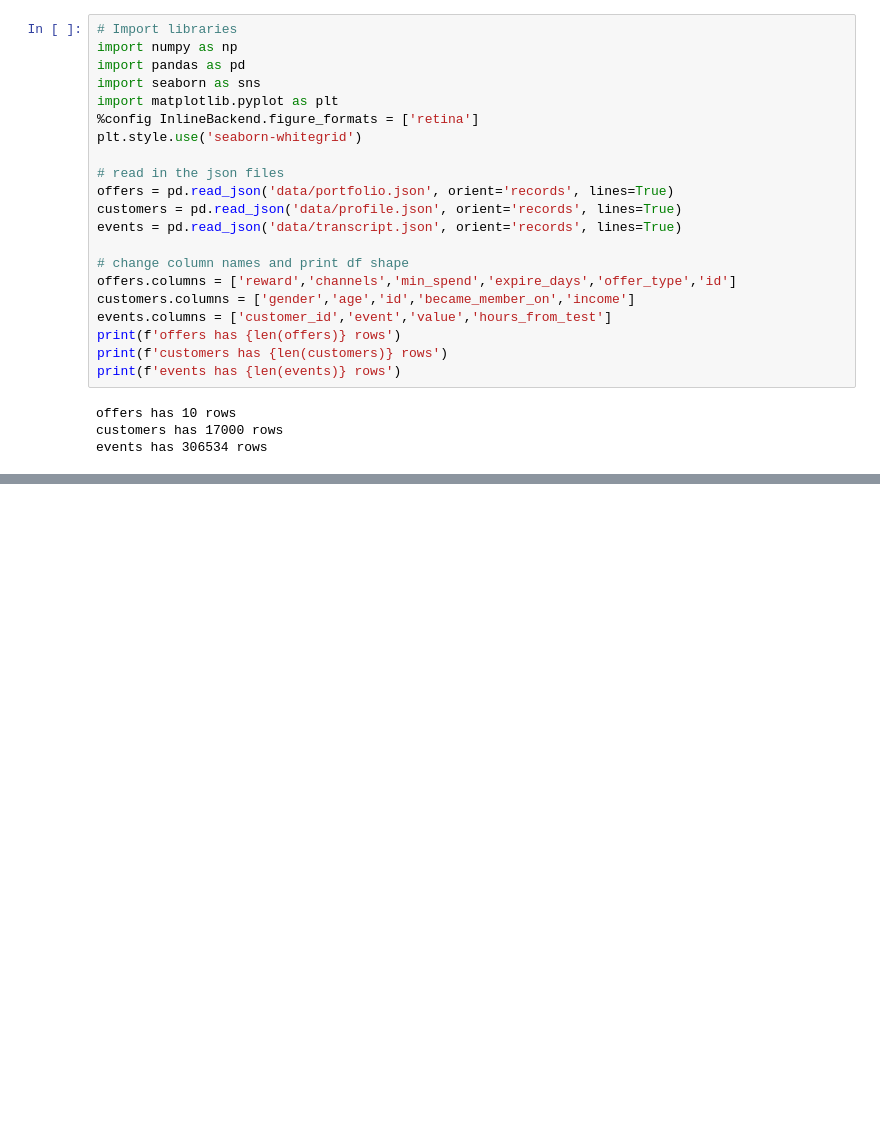
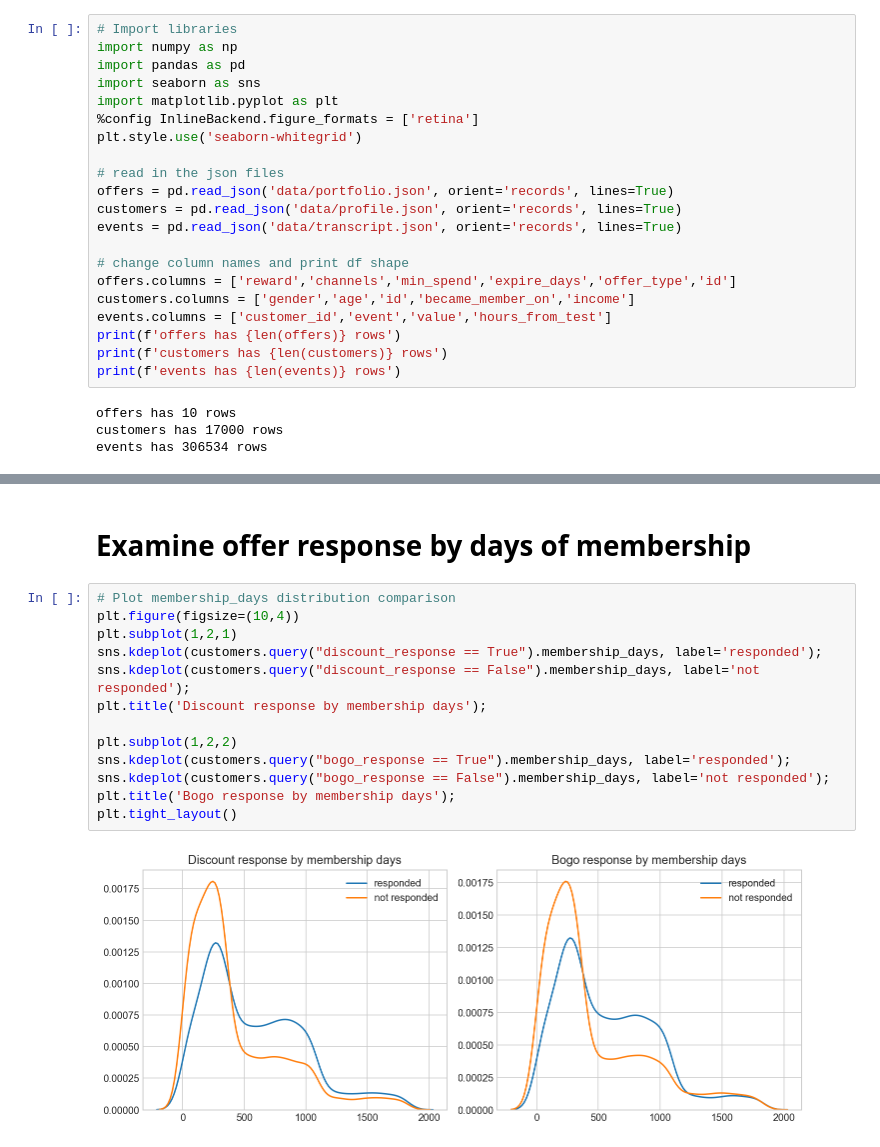
Before and after one commit to kevingao1136/Udacity_DataScience_Nanodegree, a Jupyter notebook: starbucks_capstone/Starbucks_Capstone_notebook.ipynb, the cells around one changed output, grey strips where cells are left out. Saved outputs shown, nothing was run; the diff lists cells and outputs as text; blank space fills up the shorter version.

```diff
--- a/starbucks_capstone/Starbucks_Capstone_notebook.ipynb
+++ b/starbucks_capstone/Starbucks_Capstone_notebook.ipynb
@@ -187,0 +182,17 @@ plt.title('Bogo (buy one get one free) Response by Age');
+# %% [markdown]
+# Examine offer response by days of membership
+# %%
+# Plot membership_days distribution comparison
+plt.figure(figsize=(10,4))
+plt.subplot(1,2,1)
+sns.kdeplot(customers.query("discount_response == True").membership_days, label='responded');
+sns.kdeplot(customers.query("discount_response == False").membership_days, label='not responded');
+plt.title('Discount response by membership days');
+
+plt.subplot(1,2,2)
+sns.kdeplot(customers.query("bogo_response == True").membership_days, label='responded');
+sns.kdeplot(customers.query("bogo_response == False").membership_days, label='not responded');
+plt.title('Bogo response by membership days');
+plt.tight_layout()
+# %% [output]
+[figure, added]
```
Also changed, not shown: parts of 19 cells of this notebook.
